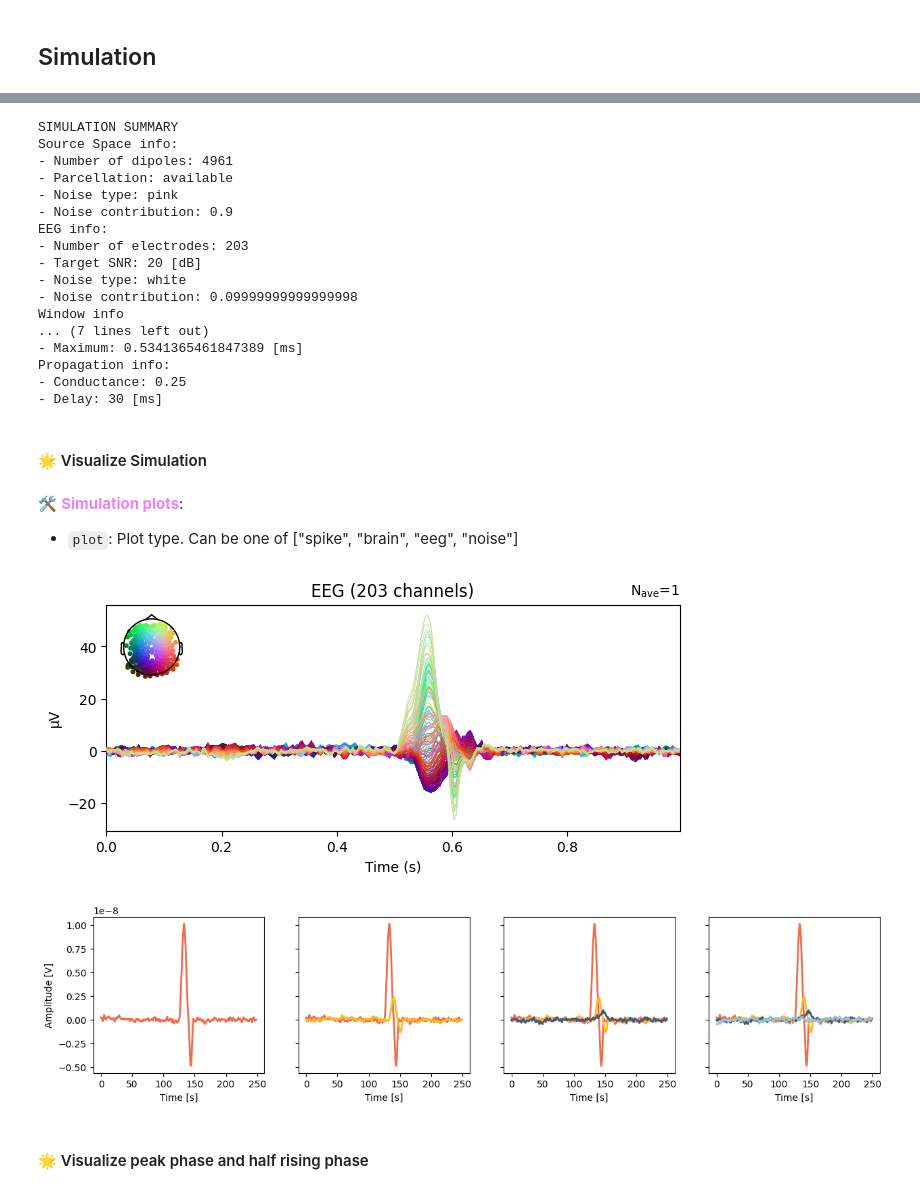
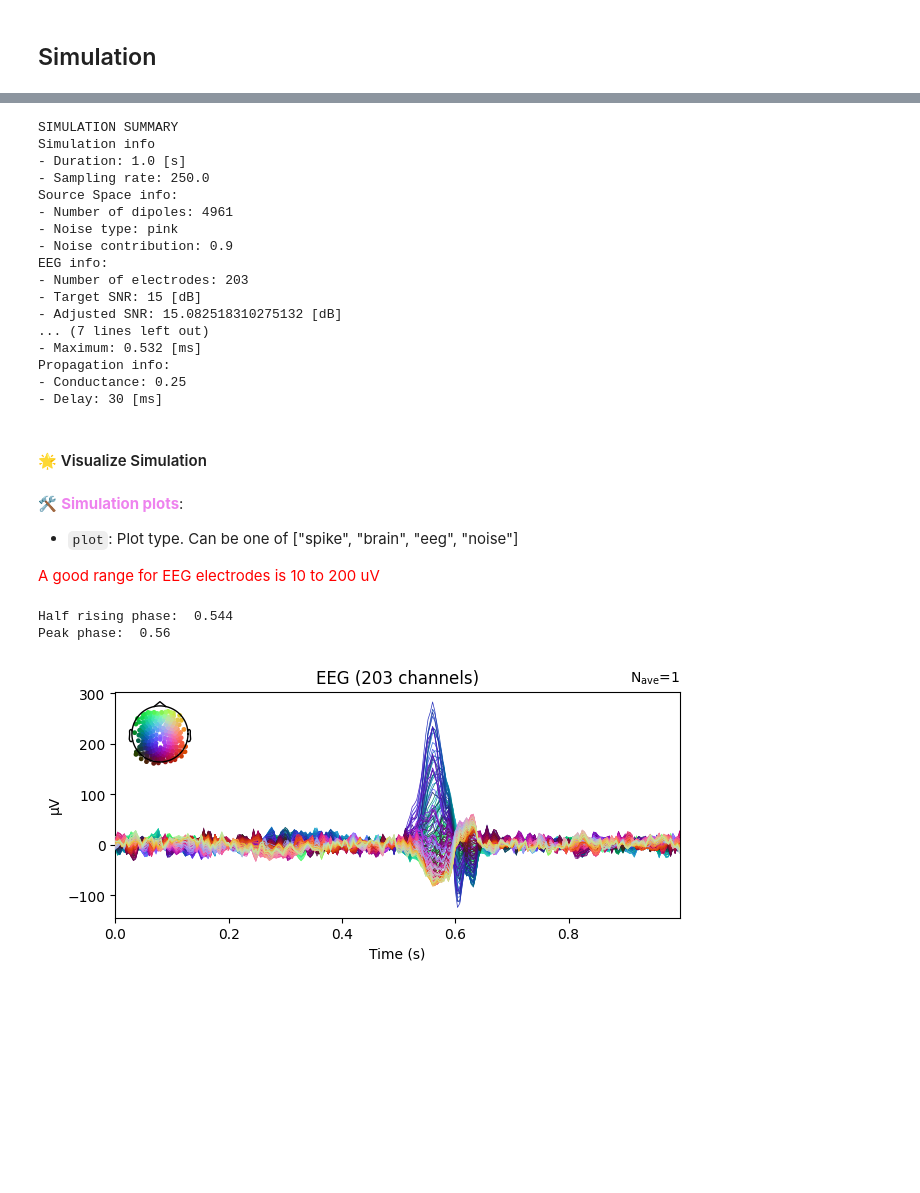
Before and after one commit to NinoHerve/mindmap, a Jupyter notebook: tutorials/simulations/simulation_propagation.ipynb, the cells around one changed output, grey strips where cells are left out. Saved outputs shown, nothing was run; the diff lists cells and outputs as text; code cells hidden in the pictures; blank space fills up the shorter version.

```diff
--- a/tutorials/simulations/simulation_propagation.ipynb
+++ b/tutorials/simulations/simulation_propagation.ipynb
@@ -94,45 +72,42 @@ Missing objects:
 ########################### Parameters #############################
 # Source Spike
 duration  = 1000
-amplitude = 1e-8
 width     = 100
 location  = "random"
 
 # Spike Propagation
-conductance     = 0.25
+conduction      = 0.25
 conductance_std = 0
 delay           = 30
 delay_std       = 0
 
 # Noise Generation
-target_snr  = 20
+target_snr  = 15
 noise_ratio = 0.9
 ######################################################################
 
-sim = mm.utils.Simulation(data["fwd"], data["sc"], duration=duration, parcellation=data["parc"], cras=data["cras"])
-
-sim.set_spike(location, duration=width, amplitude=amplitude)
-sim.run_propagation(conductance=conductance, delay=delay)
-#sim.run_propagation2(n_hops=2, conductance=conductance, delay=delay, delay_std=delay_std)
-sim.set_noise(target_snr=target_snr, noise_ratio=noise_ratio)
-sim.run_eeg(data["eeg"].info)
+sim = mm.utils.Simulation(data["fwd"], data["sc"], info=data["eeg"].info, duration=duration, parcellation=data["parc"], cras=data["cras"])
+sim.set_spike_attr(width=width, onset=500)
+sim.set_prop_attr(conduction=conduction, delay=delay)
+sim.set_noise_attr(snr=target_snr, noise_ratio=noise_ratio)
+sim.run()
 
 sim.summary()
 # %% [output]
 SIMULATION SUMMARY
+Simulation info
+- Duration: 1.0 [s]
+- Sampling rate: 250.0
 Source Space info:
 - Number of dipoles: 4961
-- Parcellation: available
 - Noise type: pink
 - Noise contribution: 0.9
 EEG info:
 - Number of electrodes: 203
-- Target SNR: 20 [dB]
-- Noise type: white
-- Noise contribution: 0.09999999999999998
-Window info
+- Target SNR: 15 [dB]
+- Adjusted SNR: 15.082518310275132 [dB]
 ... (7 lines left out)
-- Maximum: 0.5341365461847389 [ms]
+- Maximum: 0.532 [ms]
 Propagation info:
 - Conductance: 0.25
 - Delay: 30 [ms]
@@ -141,27 +116,31 @@ Propagation info:
 # %% [markdown]
 🛠️ **<font color=violet>Simulation plots</font>**:
 - `plot`: Plot type. Can be one of ["spike", "brain", "eeg", "noise"]
+
+<font color=red>A good range for EEG electrodes is 10 to 200 uV</font>
 # %%
 ########################### Parameters #############################
 # choose plot ("spike", "brain", "eeg", "noise")
 plot = "eeg"
 ####################################################################
+
+half_phase = mm.utils.eeg_rising_phase(sim.eeg, 0.5)
+peak_phase = mm.utils.eeg_rising_phase(sim.eeg, 1)
+print("Half rising phase: ", half_phase)
+print("Peak phase: ", peak_phase)
+
 
 if plot == "spike":
     _ = sim.plot_spike(noise=True)
 elif plot == "brain":
     sim.plot_brain(noise=True).show()
 elif plot == "eeg":
     sim.plot_eeg(noise=True)
 elif plot == "noise":
     sim.plot_noise()
 else:
     raise ValueError("Unknown plot type")
 # %% [output]
+Half rising phase:  0.544
+Peak phase:  0.56
-[figure, old version]
+[figure, new version]
-# %%
-mm.viz.plot_hops(sim)
-# %% [output]
-[figure, removed]
-# %% [markdown]
-#### 🌟 Visualize peak phase and half rising phase
```
Also changed, not shown: parts of 13 cells of this notebook, 23 other files.
